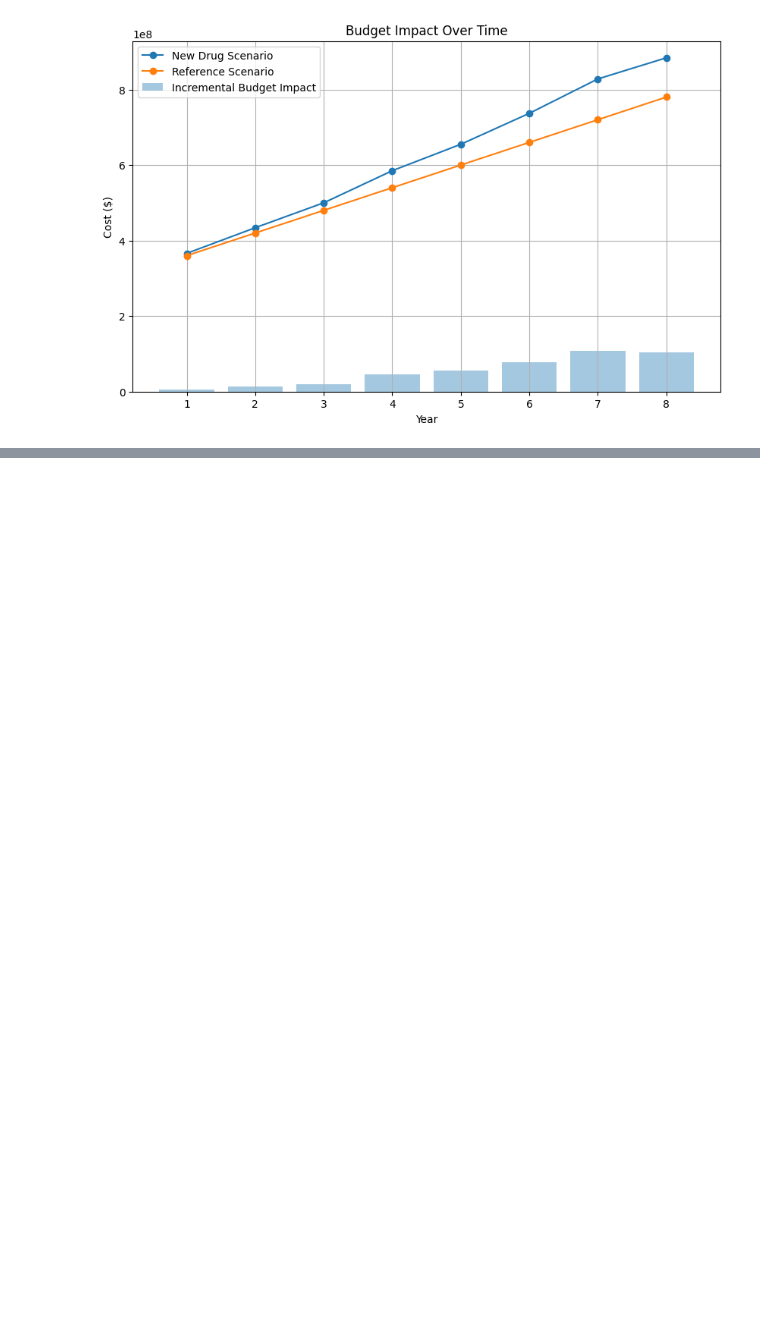
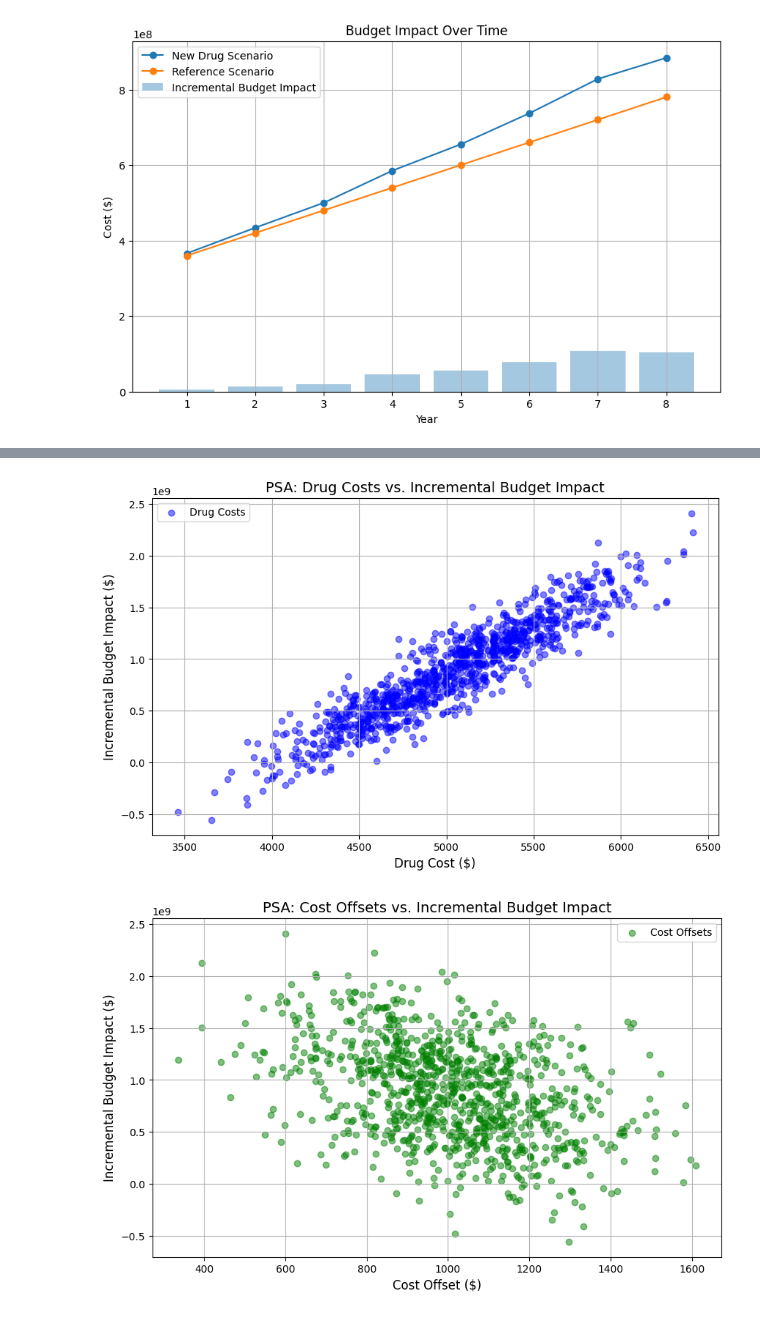
Before and after one commit to rsbaye/Data-Science-Projects, a Jupyter notebook: BIA_Simulation.ipynb, the cells around one changed output, grey strips where cells are left out. Saved outputs shown, nothing was run; the diff lists cells and outputs as text; code cells hidden in the pictures; blank space fills up the shorter version.

```diff
--- a/BIA_Simulation.ipynb
+++ b/BIA_Simulation.ipynb
@@ -95,0 +191,34 @@ plt.show()
+# %%
+# Define distributions for PSA inputs (using normal distribution as an example)
+n_simulations = 100000
+psa_drug_costs = np.random.normal(5000, 500, n_simulations)  # Mean $5000, SD $500
+psa_cost_offsets = np.random.normal(1000, 200, n_simulations)  # Mean $1000, SD $200
+
+# Run PSA simulations
+psa_results = []
+for i in range(n_simulations):
+    result = calculate_budget_impact(psa_drug_costs[i], psa_cost_offsets[i])
+    psa_results.append(result)
+# %%
+# Scatter plot of drug costs vs. PSA results
+plt.figure(figsize=(10, 6))
+plt.scatter(psa_drug_costs[:1000], psa_results[:1000], alpha=0.5, label="Drug Costs", color="blue")
+plt.title("PSA: Drug Costs vs. Incremental Budget Impact", fontsize=14)
+plt.xlabel("Drug Cost ($)", fontsize=12)
+plt.ylabel("Incremental Budget Impact ($)", fontsize=12)
+plt.grid(True)
+plt.legend()
+plt.show()
+
+# Scatter plot of cost offsets vs. PSA results
+plt.figure(figsize=(10, 6))
+plt.scatter(psa_cost_offsets[:1000], psa_results[:1000], alpha=0.5, label="Cost Offsets", color="green")
+plt.title("PSA: Cost Offsets vs. Incremental Budget Impact", fontsize=14)
+plt.xlabel("Cost Offset ($)", fontsize=12)
+plt.ylabel("Incremental Budget Impact ($)", fontsize=12)
+plt.grid(True)
+plt.legend()
+plt.show()
+# %% [output]
+[figure, added]
+[figure, added]
```
Also changed, not shown: parts of 7 cells of this notebook.
